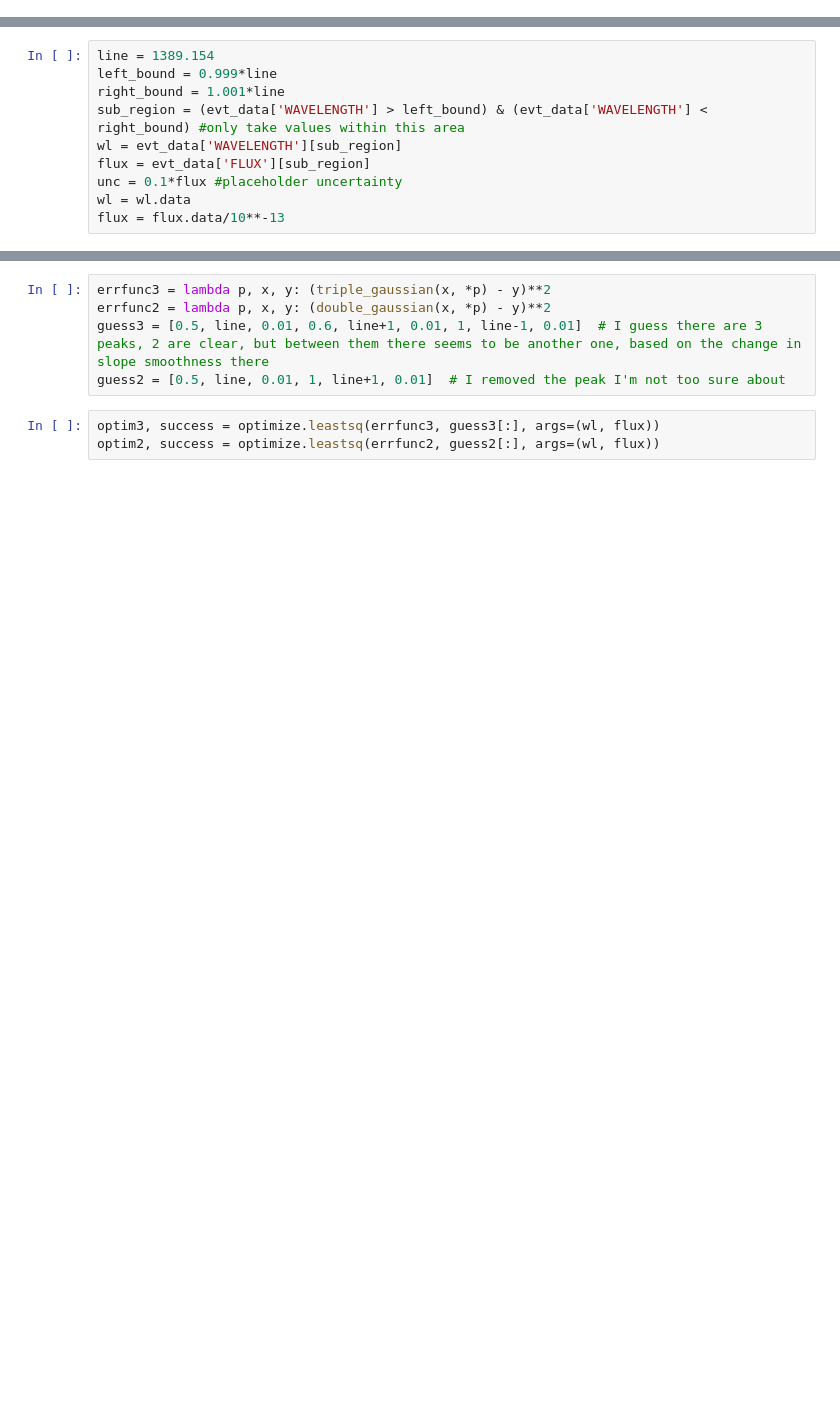
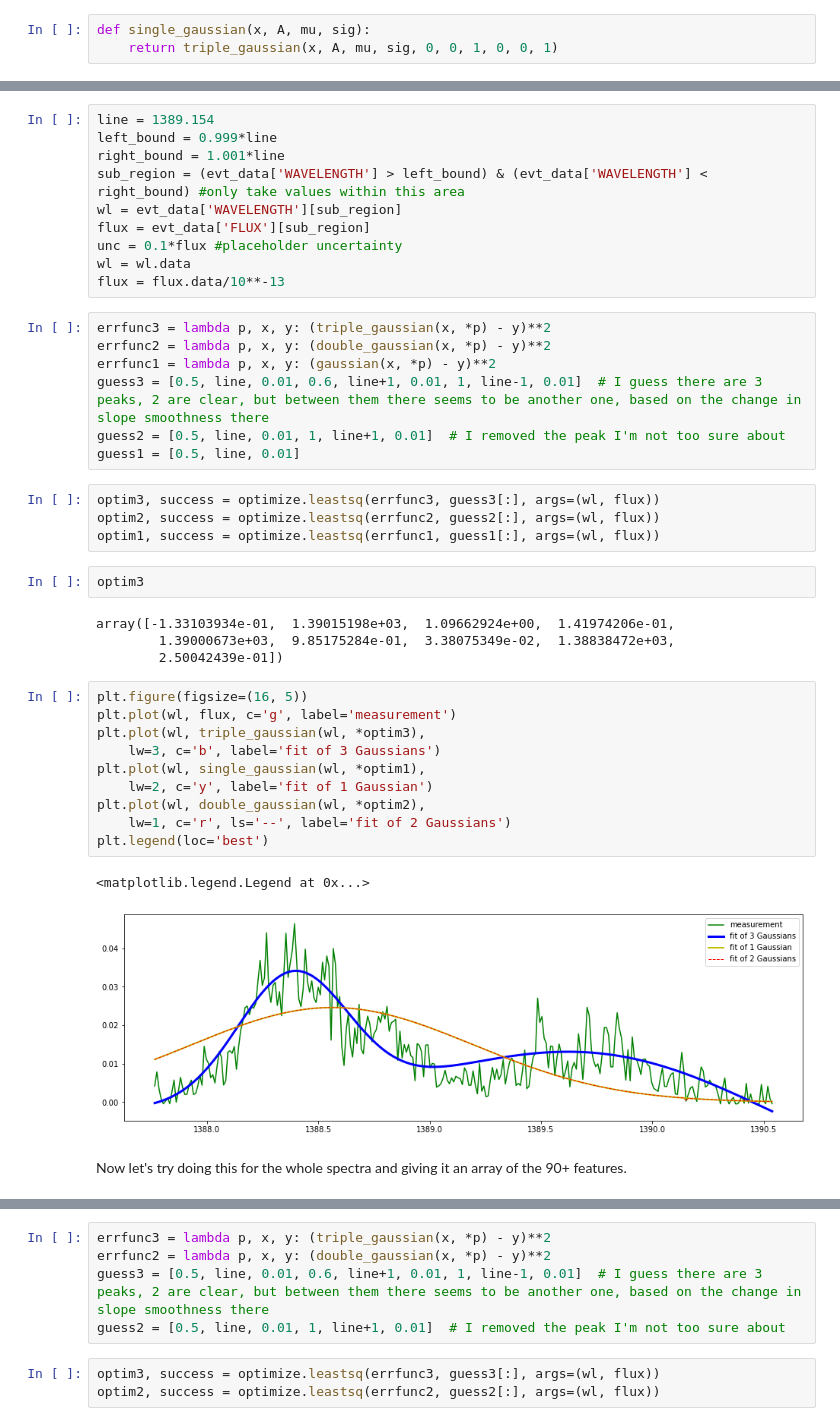
Before and after one commit to 18ganesha/io_brightness, a Jupyter notebook: notebooks/14_Revised_3_gaussian_fit.ipynb, the cells around one changed output, grey strips where cells are left out. Cells and saved outputs as stored; diff of their text form; blank space fills up the shorter version.

Commit message:
Saving changes from least squares fit

```diff
--- a/notebooks/14_Revised_3_gaussian_fit.ipynb
+++ b/notebooks/14_Revised_3_gaussian_fit.ipynb
@@ -28,6 +28,9 @@ flux = evt_data['FLUX'].data
 # %%
 def gaussian(x, A, mu, sig):
     return A*np.exp(-(x-mu)**2/(2*sig**2))
+# %%
+def single_gaussian(x, A, mu, sig):
+    return triple_gaussian(x, A, mu, sig, 0, 0, 1, 0, 0, 1)
 # %%
 def triple_gaussian(x, A, mu, sig, A2, mu2, sig2, A3, mu3, sig3):
     return (gaussian(x, A, mu, sig) + gaussian(x, A2, mu2, sig2) + gaussian(x, A3, mu3, sig3))
@@ -44,3 +49,35 @@ flux = evt_data['FLUX'][sub_region]
 unc = 0.1*flux #placeholder uncertainty
 wl = wl.data
 flux = flux.data/10**-13
+# %%
+errfunc3 = lambda p, x, y: (triple_gaussian(x, *p) - y)**2
+errfunc2 = lambda p, x, y: (double_gaussian(x, *p) - y)**2
+errfunc1 = lambda p, x, y: (gaussian(x, *p) - y)**2
+guess3 = [0.5, line, 0.01, 0.6, line+1, 0.01, 1, line-1, 0.01]  # I guess there are 3 peaks, 2 are clear, but between them there seems to be another one, based on the change in slope smoothness there
+guess2 = [0.5, line, 0.01, 1, line+1, 0.01]  # I removed the peak I'm not too sure about
+guess1 = [0.5, line, 0.01]
+# %%
+optim3, success = optimize.leastsq(errfunc3, guess3[:], args=(wl, flux))
+optim2, success = optimize.leastsq(errfunc2, guess2[:], args=(wl, flux))
+optim1, success = optimize.leastsq(errfunc1, guess1[:], args=(wl, flux))
+# %%
+optim3
+# %% [output]
+array([-1.33103934e-01,  1.39015198e+03,  1.09662924e+00,  1.41974206e-01,
+        1.39000673e+03,  9.85175284e-01,  3.38075349e-02,  1.38838472e+03,
+        2.50042439e-01])
+# %%
+plt.figure(figsize=(16, 5))
+plt.plot(wl, flux, c='g', label='measurement')
+plt.plot(wl, triple_gaussian(wl, *optim3),
+    lw=3, c='b', label='fit of 3 Gaussians')
+plt.plot(wl, single_gaussian(wl, *optim1),
+    lw=2, c='y', label='fit of 1 Gaussian')
+plt.plot(wl, double_gaussian(wl, *optim2),
+    lw=1, c='r', ls='--', label='fit of 2 Gaussians')
+plt.legend(loc='best')
+# %% [output]
+<matplotlib.legend.Legend at 0x...>
+[figure, added]
+# %% [markdown]
+Now let's try doing this for the whole spectra and giving it an array of the 90+ features.
```
Also changed, not shown: parts of 5 cells of this notebook, 2 other files.
